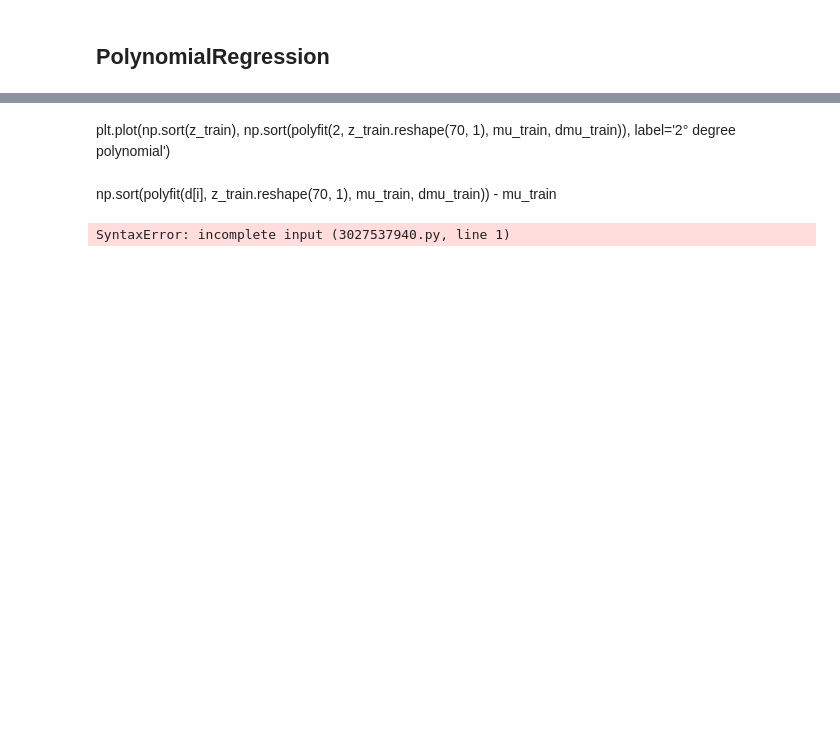
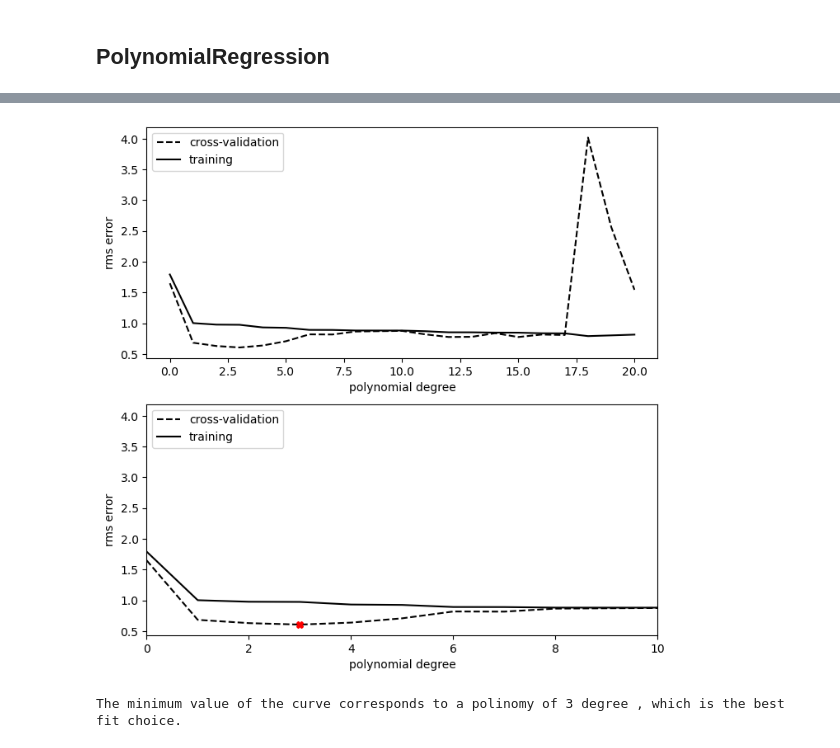
Before and after one commit to SimoneRestuccia/astrostatistics_bicocca_2024, a Jupyter notebook: working/L_17_01.ipynb, the cells around one changed output, grey strips where cells are left out. Saved outputs shown, nothing was run; the diff lists cells and outputs as text; code cells hidden in the pictures; blank space fills up the shorter version.

```diff
--- a/working/L_17_01.ipynb
+++ b/working/L_17_01.ipynb
@@ -165,3 +126,0 @@ BIC_crossval = np.sqrt(len(mu_cross)) * crossval_err / dmu[0] + d * np.log(len(m
-# %%
-p = np.polyfit(z_train, mu_train, 2)
-plt.plot(np.sort(z_train), np.sort(np.polyval(p, z_train)))
@@ -228,20 +128,0 @@ def polyfit(degree, z, mu, dmu):
-# %% [markdown]
-plt.plot(np.sort(z_train), np.sort(polyfit(2, z_train.reshape(70, 1), mu_train, dmu_train)), label='2° degree polynomial')
-# %% [markdown]
-np.sort(polyfit(d[i], z_train.reshape(70, 1), mu_train, dmu_train)) - mu_train
-# %%
-'''
-d = np.arange(0, 101)
-training_err = np.zeros(d.shape)
-crossval_err = np.zeros(d.shape)
-for i in range(len(d)):
-    training_err[i] = np.sqrt(np.sum((np.sort(polyfit(d[i], z_train.reshape(70, 1), mu_train, dmu_train)) - np.sort(mu_train)) ** 2)
-                              / len(mu_train))
-    crossval_err[i] = np.sqrt(np.sum((np.sort(polyfit(d[i], z_cross.reshape(20, 1), mu_cross, dmu_cross)) - np.sort(mu_cross)) ** 2)
-                              / len(mu_cross))
-
-#FORSE DA TOGLIERE!!!!
-BIC_train = np.sqrt(len(mu_train)) * training_err / dmu[0] + d * np.log(len(mu_train))
-BIC_crossval = np.sqrt(len(mu_cross)) * crossval_err / dmu[0] + d * np.log(len(mu_cross))
-# %% [output]
-SyntaxError: incomplete input (3027537940.py, line 1)
@@ -274,0 +129,56 @@ plt.show()
+# %%
+d = np.arange(0, 21)
+training_err = np.zeros(d.shape)
+crossval_err = np.zeros(d.shape)
+
+fig = plt.figure(figsize=(8, 8))
+for i in range(len(d)):
+
+    p = PolynomialRegression(i)
+    p.fit(z_train, mu_train, dmu_train)
+
+    y_train = p.predict(z_train)
+    y_crossval = p.predict(z_cross)
+
+    training_err[i] = np.sqrt(np.sum((y_train - mu_train) ** 2)
+                              / len(mu_train))
+    crossval_err[i] = np.sqrt(np.sum((y_crossval - mu_cross) ** 2)
+                              / len(mu_cross))
+
+#BIC_train = np.sqrt(len(y)) * training_err / dy + d * np.log(len(y))
+#BIC_crossval = np.sqrt(len(y)) * crossval_err / dy + d * np.log(len(y))
+
+j = np.argmin(crossval_err)
+x_min = d[j]
+y_min = crossval_err[j]
+
+ax = fig.add_subplot(211)
+ax.plot(d, crossval_err, '--k', label='cross-validation')
+ax.plot(d, training_err, '-k', label='training')
+#ax.plot(d, 0.1 * np.ones(d.shape), ':k')
+
+#ax.set_xlim(0, 14)
+#ax.set_ylim(0, 0.8)
+
+ax.set_xlabel('polynomial degree')
+ax.set_ylabel('rms error')
+ax.legend(loc=2)
+
+ax = fig.add_subplot(212)
+ax.plot(d, crossval_err, '--k', label='cross-validation')
+ax.plot(d, training_err, '-k', label='training')
+plt.plot(x_min, y_min, marker='X', c='r')
+
+ax.set_xlim(0, 10)
+#ax.set_ylim(1.5, 2)
+
+ax.legend(loc=2)
+ax.set_xlabel('polynomial degree')
+ax.set_ylabel('rms error')
+
+plt.show()
+
+print('The minimum value of the curve corresponds to a polinomy of %i degree , which is the best fit choice.' %(x_min))
+# %% [output]
+[figure, added]
+The minimum value of the curve corresponds to a polinomy of 3 degree , which is the best fit choice.
```
Also changed, not shown: parts of 10 cells of this notebook.
